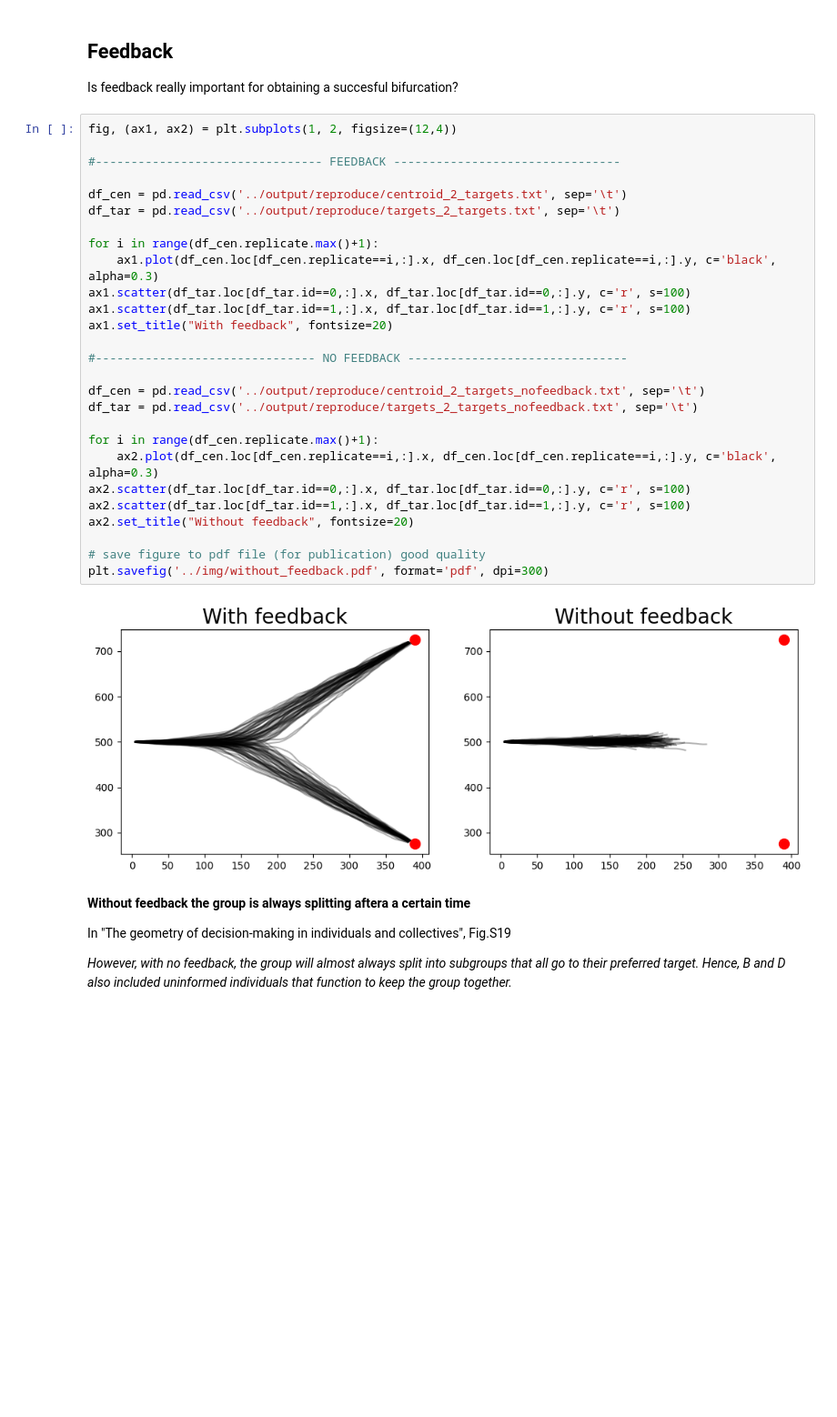
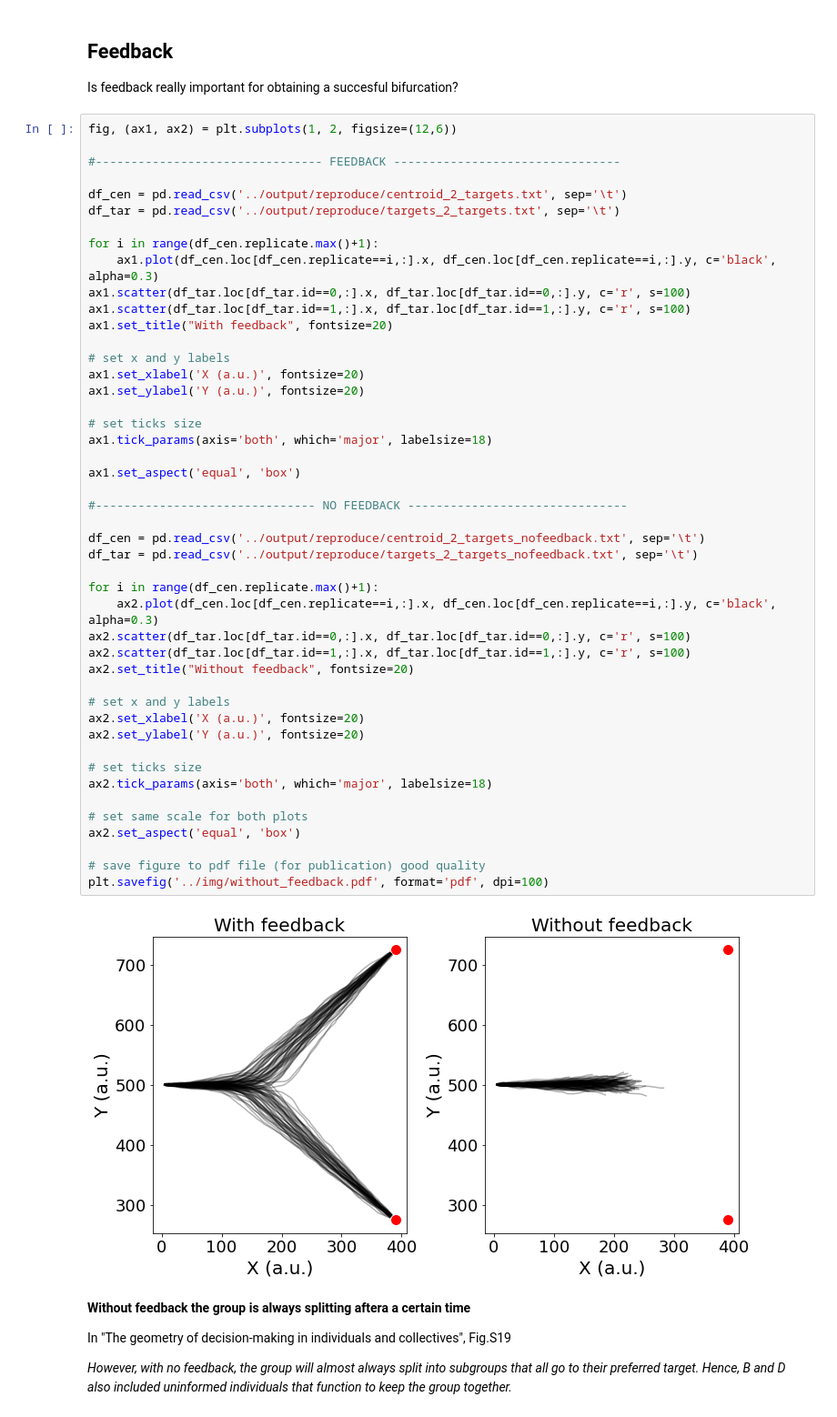
Before and after one commit to eleonoragatti44/Master-Thesis-Gatti, a Jupyter notebook: spatial_model/analysis/analysis.ipynb, the cells around one changed output. Shown at 91% size. Cells and saved outputs as stored; diff of their text form; blank space fills up the shorter version.

Commit message:
added some figures

```diff
--- a/spatial_model/analysis/analysis.ipynb
+++ b/spatial_model/analysis/analysis.ipynb
@@ -11,34 +11,53 @@ from bifurcation import bifurcation_point, draw_bifurcation
 
 Is feedback really important for obtaining a succesful bifurcation?
 # %%
-fig, (ax1, ax2) = plt.subplots(1, 2, figsize=(12,4))
+fig, (ax1, ax2) = plt.subplots(1, 2, figsize=(12,6))
 
 #-------------------------------- FEEDBACK --------------------------------
 
 df_cen = pd.read_csv('../output/reproduce/centroid_2_targets.txt', sep='\t')
 df_tar = pd.read_csv('../output/reproduce/targets_2_targets.txt', sep='\t')
 
 for i in range(df_cen.replicate.max()+1):
     ax1.plot(df_cen.loc[df_cen.replicate==i,:].x, df_cen.loc[df_cen.replicate==i,:].y, c='black', alpha=0.3)
 ax1.scatter(df_tar.loc[df_tar.id==0,:].x, df_tar.loc[df_tar.id==0,:].y, c='r', s=100)
 ax1.scatter(df_tar.loc[df_tar.id==1,:].x, df_tar.loc[df_tar.id==1,:].y, c='r', s=100)
 ax1.set_title("With feedback", fontsize=20)
 
+# set x and y labels
+ax1.set_xlabel('X (a.u.)', fontsize=20)
+ax1.set_ylabel('Y (a.u.)', fontsize=20)
+
+# set ticks size
+ax1.tick_params(axis='both', which='major', labelsize=18)
+
+ax1.set_aspect('equal', 'box')
+
 #------------------------------- NO FEEDBACK -------------------------------
 
 df_cen = pd.read_csv('../output/reproduce/centroid_2_targets_nofeedback.txt', sep='\t')
 df_tar = pd.read_csv('../output/reproduce/targets_2_targets_nofeedback.txt', sep='\t')
 
 for i in range(df_cen.replicate.max()+1):
     ax2.plot(df_cen.loc[df_cen.replicate==i,:].x, df_cen.loc[df_cen.replicate==i,:].y, c='black', alpha=0.3)
 ax2.scatter(df_tar.loc[df_tar.id==0,:].x, df_tar.loc[df_tar.id==0,:].y, c='r', s=100)
 ax2.scatter(df_tar.loc[df_tar.id==1,:].x, df_tar.loc[df_tar.id==1,:].y, c='r', s=100)
 ax2.set_title("Without feedback", fontsize=20)
 
+# set x and y labels
+ax2.set_xlabel('X (a.u.)', fontsize=20)
+ax2.set_ylabel('Y (a.u.)', fontsize=20)
+
+# set ticks size
+ax2.tick_params(axis='both', which='major', labelsize=18)
+
+# set same scale for both plots
+ax2.set_aspect('equal', 'box')
+
 # save figure to pdf file (for publication) good quality
-plt.savefig('../img/without_feedback.pdf', format='pdf', dpi=300)
+plt.savefig('../img/without_feedback.pdf', format='pdf', dpi=100)
 # %% [output]
-[figure, old version]
+[figure, new version]
 # %% [markdown]
 **Without feedback the group is always splitting aftera a certain time**
 
```
Also changed, not shown: parts of 4 cells of this notebook, 14 other files.
